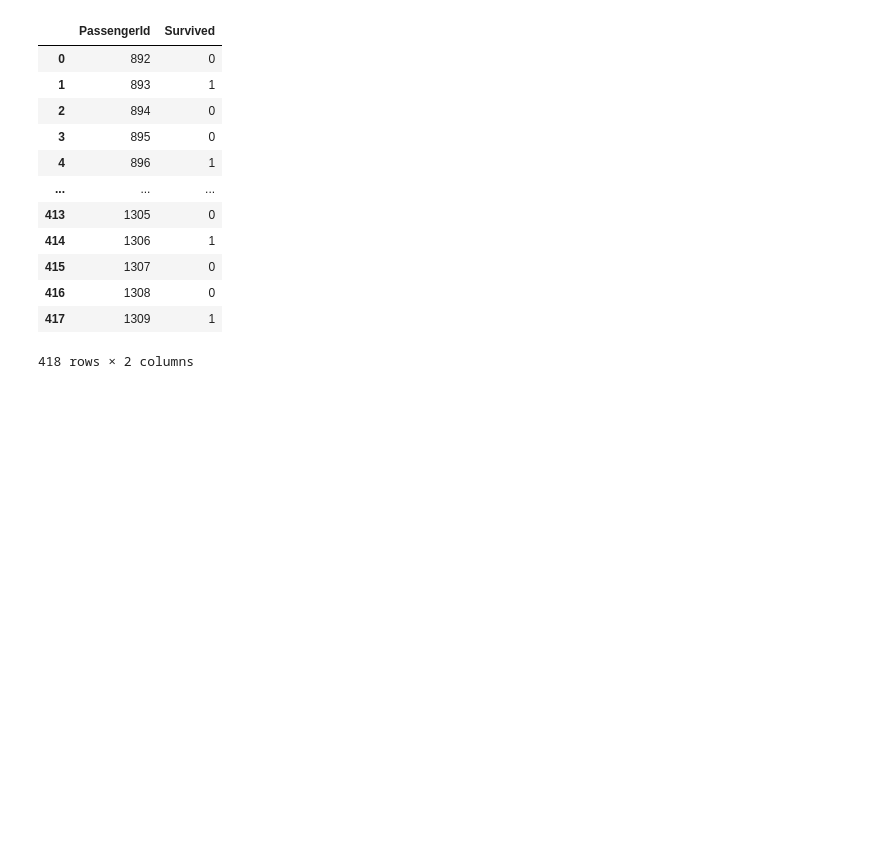
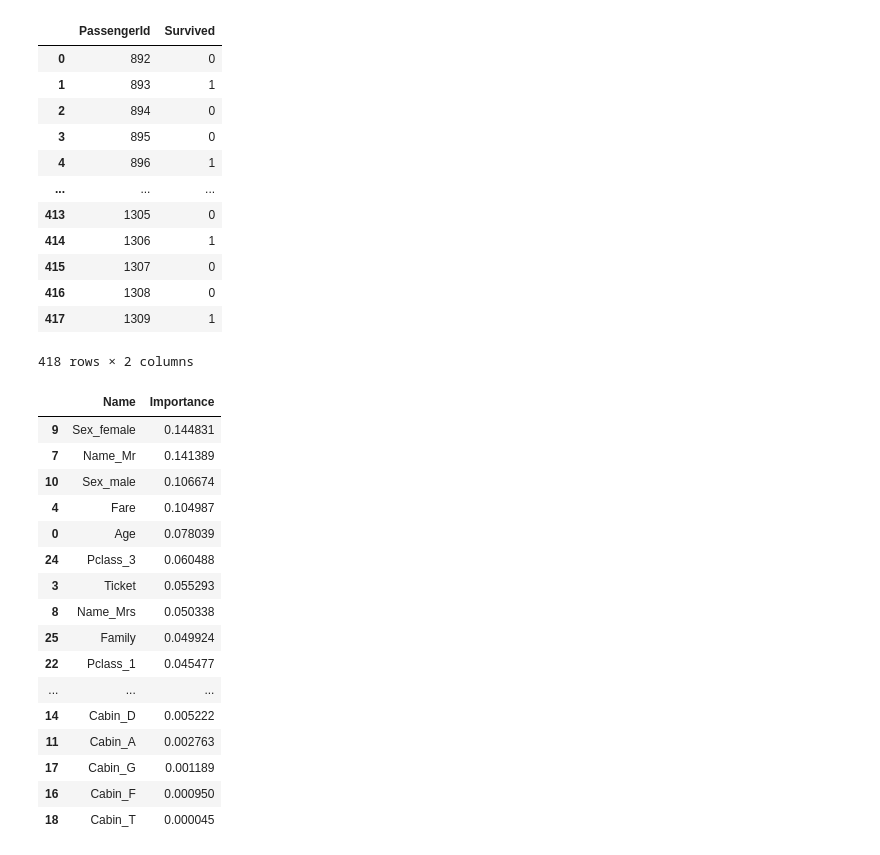
Before and after one commit to Elwing-Chou/tibaml0826, a Jupyter notebook: titanic.ipynb, the cells around one changed output. Cells and saved outputs as stored; diff of their text form; code cells hidden in the pictures; blank space fills up the shorter version.

```diff
--- a/titanic.ipynb
+++ b/titanic.ipynb
@@ -150,12 +150,12 @@ print(predict_x.shape)
 (418, 26)
 # %%
 # 讓sklearn幫你把下面納格做很多次, 找出最佳參數
-from sklearn.model_selection import GridSearchCV
-from sklearn.ensemble import RandomForestClassifier
-params = {
-    "max_depth":range(5, 11),
-    "n_estimators":range(21, 101, 2)
-}
-clf = RandomForestClassifier()
-search = GridSearchCV(clf, params, cv=10, n_jobs=-1)
-search.fit(x, y)
+# from sklearn.model_selection import GridSearchCV
+# from sklearn.ensemble import RandomForestClassifier
+# params = {
+#     "max_depth":range(5, 11),
+#     "n_estimators":range(21, 101, 2)
+# }
+# clf = RandomForestClassifier()
+# search = GridSearchCV(clf, params, cv=10, n_jobs=-1)
+# search.fit(x, y)
@@ -208,15 +248,15 @@ x_scale = np.array(combine_scale[:len(datas)])
 predict_x_scale = np.array(combine_scale[len(datas):])
 # %%
 # 找knn最佳參數
-from sklearn.neighbors import KNeighborsClassifier
-params = {
-    "n_neighbors":range(2, 200)
-}
-clf = KNeighborsClassifier()
-search = GridSearchCV(clf, params, cv=10, n_jobs=-1)
-search.fit(x_scale, y)
-print(search.best_params_)
-print(search.best_score_)
+# from sklearn.neighbors import KNeighborsClassifier
+# params = {
+#     "n_neighbors":range(2, 200)
+# }
+# clf = KNeighborsClassifier()
+# search = GridSearchCV(clf, params, cv=10, n_jobs=-1)
+# search.fit(x_scale, y)
+# print(search.best_params_)
+# print(search.best_score_)
 # %%
 # 雖然上面找的是7, 但我試過 11->best
 clf = KNeighborsClassifier(n_neighbors=11)
@@ -242,3 +282,28 @@ result
 | 416 | 1308 | 0 |
 | 417 | 1309 | 1 |
 418 rows × 2 columns
+# %%
+clf = RandomForestClassifier(n_estimators=77, max_depth=7)
+clf.fit(x, y)
+pd.DataFrame({
+    "Name":combine.columns,
+    "Importance":clf.feature_importances_
+}).sort_values(by="Importance", ascending=False)
+# %% [output]
+|  | Name | Importance |
+| 9 | Sex_female | 0.144831 |
+| 7 | Name_Mr | 0.141389 |
+| 10 | Sex_male | 0.106674 |
+| 4 | Fare | 0.104987 |
+| 0 | Age | 0.078039 |
+| 24 | Pclass_3 | 0.060488 |
+| 3 | Ticket | 0.055293 |
+| 8 | Name_Mrs | 0.050338 |
+| 25 | Family | 0.049924 |
+| 22 | Pclass_1 | 0.045477 |
+| ... | ... | ... |
+| 14 | Cabin_D | 0.005222 |
+| 11 | Cabin_A | 0.002763 |
+| 17 | Cabin_G | 0.001189 |
+| 16 | Cabin_F | 0.000950 |
+| 18 | Cabin_T | 0.000045 |
```
Also changed, not shown: parts of 6 cells of this notebook.
